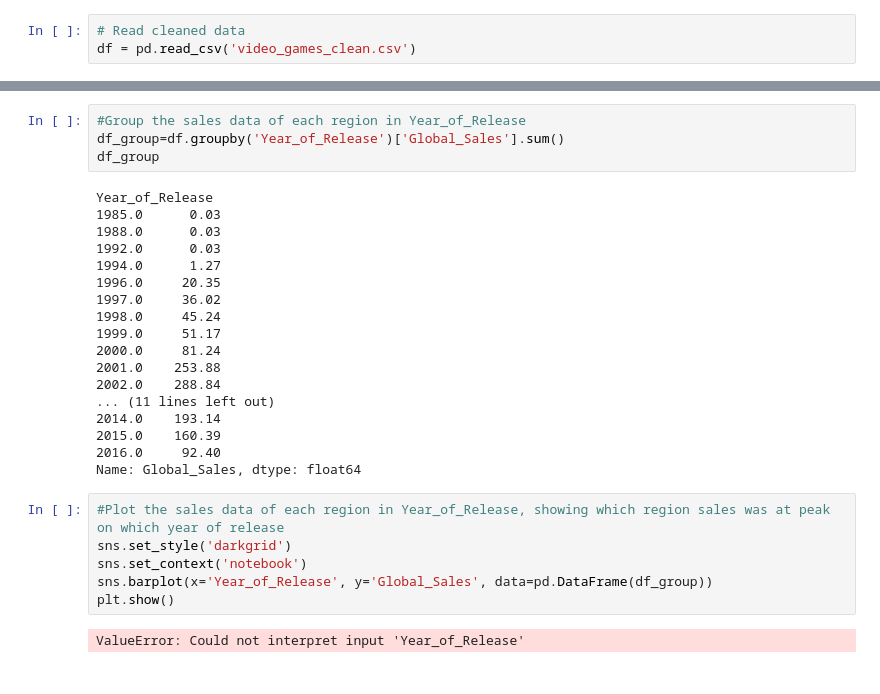
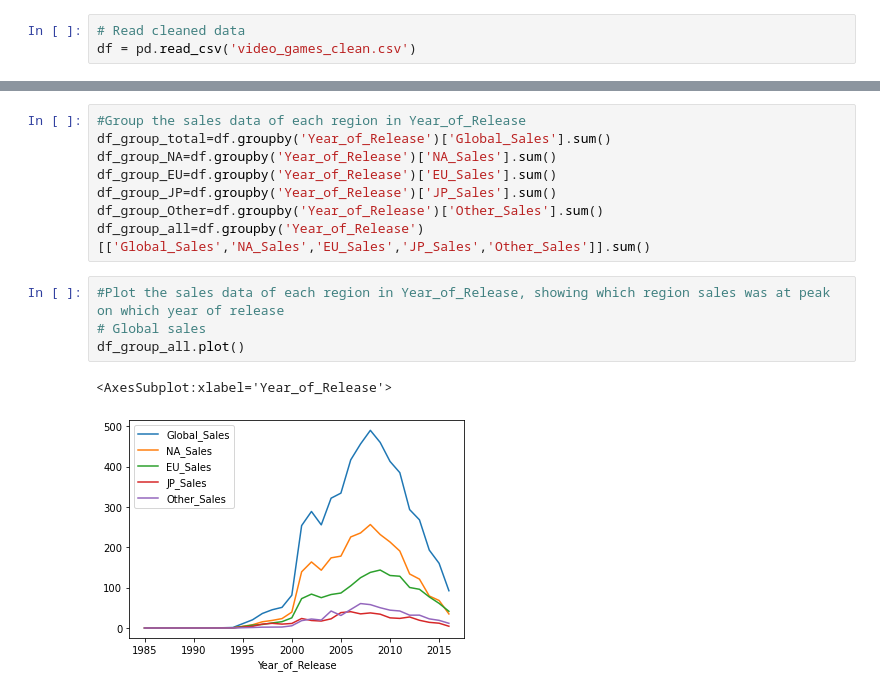
Before and after one commit to mcslender97/project-4-video-games, a Jupyter notebook: project-4_P2.ipynb, the cells around one changed output, grey strips where cells are left out. Saved outputs shown, nothing was run; the diff lists cells and outputs as text.

```diff
--- a/project-4_P2.ipynb
+++ b/project-4_P2.ipynb
@@ -71,30 +72,15 @@ df.describe()
-# %%
-#Group the sales data of each region in Year_of_Release
-df_group=df.groupby('Year_of_Release')['Global_Sales'].sum()
-df_group
-# %% [output]
-Year_of_Release
-1985.0      0.03
-1988.0      0.03
-1992.0      0.03
-1994.0      1.27
-1996.0     20.35
-1997.0     36.02
-1998.0     45.24
-1999.0     51.17
-2000.0     81.24
-2001.0    253.88
-2002.0    288.84
-... (11 lines left out)
-2014.0    193.14
-2015.0    160.39
-2016.0     92.40
-Name: Global_Sales, dtype: float64
+# %%
+#Group the sales data of each region in Year_of_Release
+df_group_total=df.groupby('Year_of_Release')['Global_Sales'].sum()
+df_group_NA=df.groupby('Year_of_Release')['NA_Sales'].sum()
+df_group_EU=df.groupby('Year_of_Release')['EU_Sales'].sum()
+df_group_JP=df.groupby('Year_of_Release')['JP_Sales'].sum()
+df_group_Other=df.groupby('Year_of_Release')['Other_Sales'].sum()
+df_group_all=df.groupby('Year_of_Release')[['Global_Sales','NA_Sales','EU_Sales','JP_Sales','Other_Sales']].sum()
 # %%
 #Plot the sales data of each region in Year_of_Release, showing which region sales was at peak on which year of release
-sns.set_style('darkgrid')
-sns.set_context('notebook')
-sns.barplot(x='Year_of_Release', y='Global_Sales', data=pd.DataFrame(df_group))
-plt.show()
+# Global sales
+df_group_all.plot()
 # %% [output]
-ValueError: Could not interpret input 'Year_of_Release'
+<AxesSubplot:xlabel='Year_of_Release'>
+[figure, added]
```
Also changed, not shown: parts of 7 cells of this notebook.
